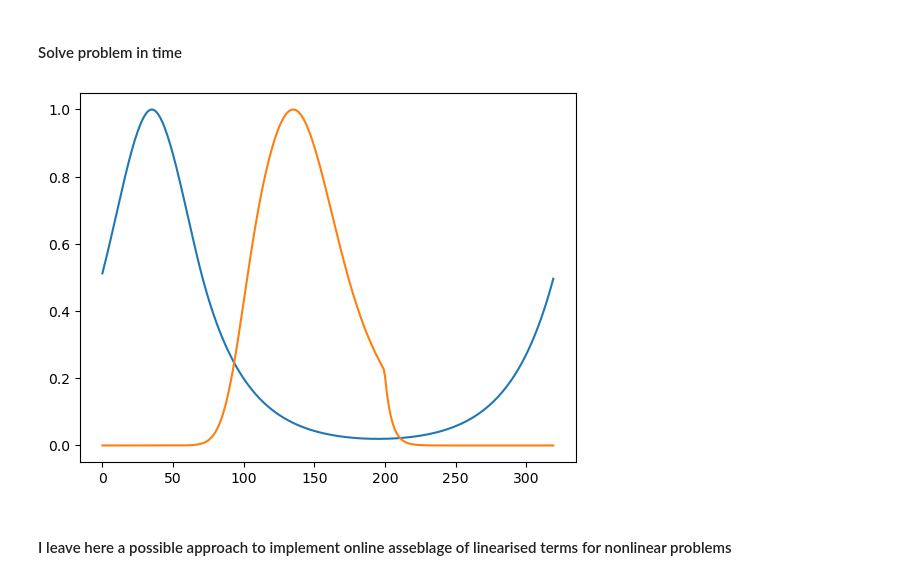
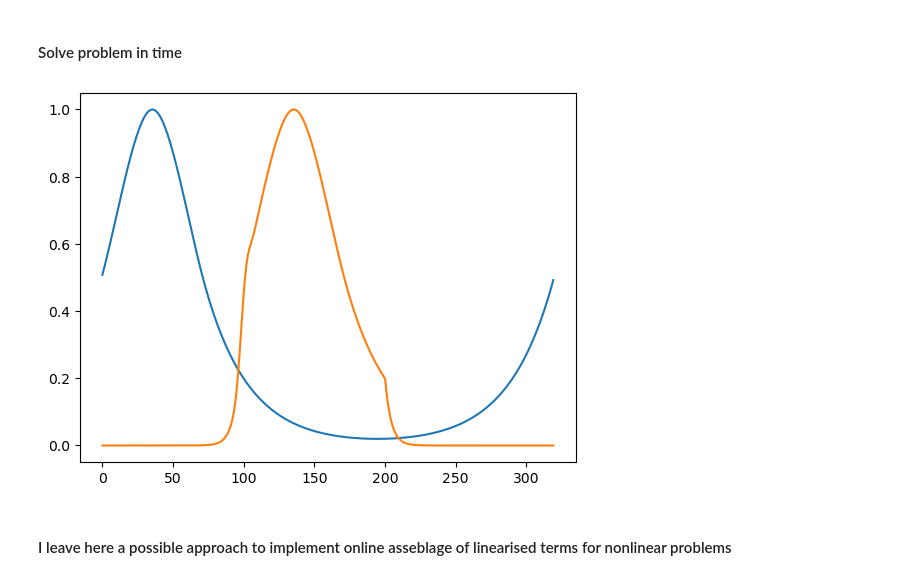
Before and after one commit to FrancescoSilva/MSR-OED-DA, a Jupyter notebook: RAD-1D-CG.ipynb, the cells around one changed output. Cells and saved outputs as stored; diff of their text form; code cells hidden in the pictures.

Commit message:
Update RAD-1D-CG.ipynb, SUPG implemented

```diff
--- a/RAD-1D-CG.ipynb
+++ b/RAD-1D-CG.ipynb
@@ -45,23 +51,24 @@ def diffusion_cgi_T(u, v, _): return dot(grad(u), grad(v))
 
 # Define advection bilinear form for continuous Galerkin:
 @sk.BilinearForm
-def advection_cgi_T(u, v, _): return grad(u)[0] * v
+def advection_cgi_T(u, v, _): return grad(u)[0] * (v + supg * grad(v)[0])
 
 # Define mass bilinear form on the full domain:
 @sk.BilinearForm
-def mass_cgi_T(u, v, _): return u * v
+def mass_cgi_T(u, v, _): return u * (v + supg * grad(v)[0])
 
 # Define mass bilinear form on the core region:
 @sk.BilinearForm
-def mass_cgi_H(u, v, w): return reg_H(w.x[0]) * u * v
+def mass_cgi_H(u, v, w): return reg_H(w.x[0]) * u * (v + supg * grad(v)[0])
 
 # Define mass bilinear form on the heat-exchanger region:
 @sk.BilinearForm
-def mass_cgi_L(u, v, w): return reg_L(w.x[0]) * u * v
+def mass_cgi_L(u, v, w): return reg_L(w.x[0]) * u * (v + supg * grad(v)[0])
 
 # Define forcing term for the initial condition:
 @sk.LinearForm
-def forcing_cgi_T(v, w): return v * (w.x[0]<35) * (w.x[0]>= 0) * (w.x[0]/35) - v * (w.x[0]<70) * (w.x[0]>=35) * (w.x[0]/35 - 2)
+def forcing_cgi_T(v, w): return (v + supg * grad(v)[0]) * (w.x[0]<35) * (w.x[0]>= 0) * (w.x[0]/35)   \
+                              - (v + supg * grad(v)[0]) * (w.x[0]<70) * (w.x[0]>=35) * (w.x[0]/35 - 2)
 # %% [markdown]
 #### Define mathod to convert matrices defined on a simple domain to a periodic domain
 # %%
@@ -71,9 +78,10 @@ list_ord = np.hstack([[ii + jj*mesh_steps for jj in range(poly_order)] for ii in
 
 # Convert continuous Galerkin matrix to periodic form:
 def periodic_matrix_cg(matrix):
+    matrix = sparse.lil_matrix(matrix)
     matrix[:, 0] += matrix[:, mesh_steps]
     matrix[0, :] += matrix[mesh_steps, :]
-    return matrix[list_col, :][:, list_col]
+    return sparse.csc_matrix(matrix[list_col, :][:, list_col])
 # %% [markdown]
 #### Assemble all the matrices and the vectors needed for the solution of a RAD problem:
 # %%
@@ -102,22 +110,23 @@ f_cg = forcing_cgi_T.assemble(line_basis_cg)[list_col]
 z_cg = sk.solve(KK_T_1D_cg + 0.001 * MM_T_1D_cg, f_cg)
 # %% [markdown]
 #### Solve problem in time
-# %%
-# Initialise solution nd-array:
-solution_cg = np.ones((AA_all_cg.shape[0], time_steps+1))
-solution_cg[:, 0] = z_cg
-
-# Iteratively solve problem:
-backsolve_cg = splu(AA_all_cg.T).solve
-for ii in range(time_steps):
-    solution_cg[:, ii+1] = backsolve_cg(BB_all_cg @ solution_cg[:, ii])
-
-# Plot the solution at the initial and at the finial time:
-plt.plot(solution_cg[list_ord,  0] / max(solution_cg[:,  0]))
-plt.plot(solution_cg[list_ord, -1] / max(solution_cg[:, -1]))
-plt.show()
-# %% [output]
-[figure, removed]
+# %%
+# Initialise solution nd-array:
+solution_cg = np.ones((AA_all_cg.shape[0], time_steps+1))
+solution_cg[:, 0] = z_cg
+
+# Iteratively solve problem:
+backsolve_cg = splu(AA_all_cg).solve
+for ii in range(time_steps):
+    solution_cg[:, ii+1] = backsolve_cg(BB_all_cg @ solution_cg[:, ii])
+
+# Plot the solution at the initial and at the finial time:
+tt = -1
+plt.plot(solution_cg[list_ord,  0] / max(solution_cg[:,  0]))
+plt.plot(solution_cg[list_ord, tt] / max(solution_cg[:, tt]))
+plt.show()
+# %% [output]
+[figure, added]
 # %% [markdown]
 #### I leave here a possible approach to implement online asseblage of linearised terms for nonlinear problems
 # %%
```
Also changed, not shown: parts of 2 cells of this notebook.
